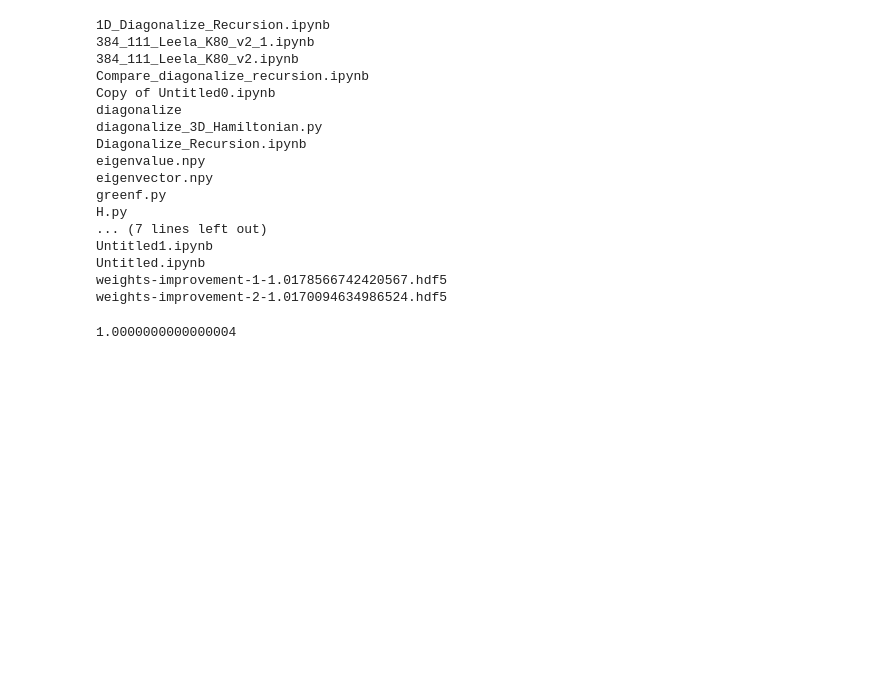
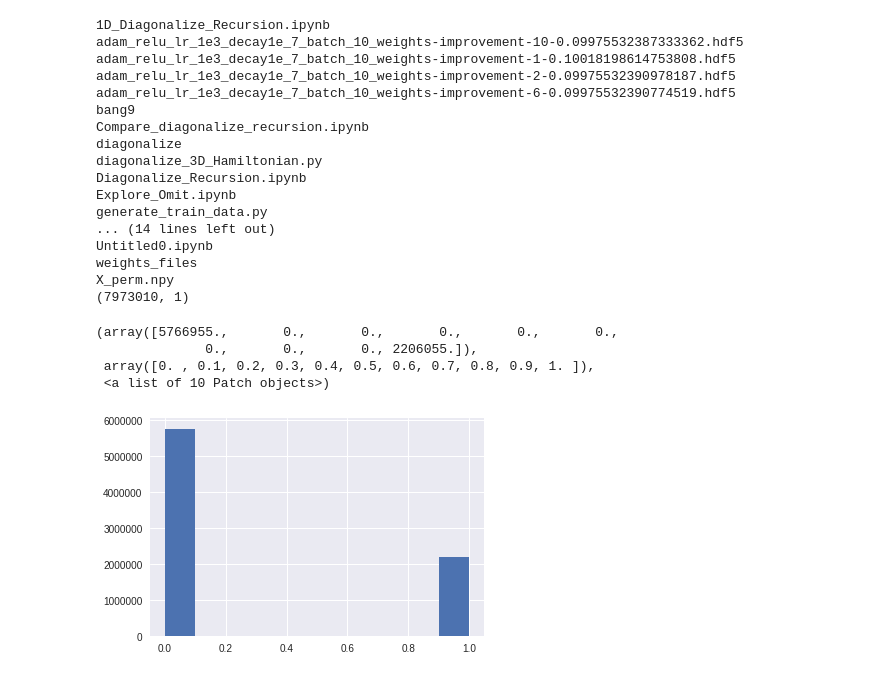
Before and after one commit to anhhuyalex/greenf, a Jupyter notebook: NN_predict_omit_error_copy.ipynb, the cells around one changed output. Cells and saved outputs as stored; diff of their text form; code cells hidden in the pictures; blank space fills up the shorter version.

```diff
--- a/NN_predict_omit_error_copy.ipynb
+++ b/NN_predict_omit_error_copy.ipynb
@@ -67,30 +76,41 @@ Year 3: Focus
 # %%
 import numpy as np
 !ls "new/Year 3: Focus/Summer Internships/Documents"
-X = np.load("new/Year 3: Focus/Summer Internships/Documents/pred.npy")
-Y_ = np.load("new/Year 3: Focus/Summer Internships/Documents/target.npy")
+X = np.load("new/Year 3: Focus/Summer Internships/Documents/X_perm.npy")
+true_Y = np.load("new/Year 3: Focus/Summer Internships/Documents/true_Y_perm.npy")
+pred_Y = np.load("new/Year 3: Focus/Summer Internships/Documents/pred_Y_perm.npy")
+# Y_ = np.load("new/Year 3: Focus/Summer Internships/Documents/target.npy")
+
+import matplotlib.pyplot as plt
+%matplotlib inline
+
+target = np.absolute(true_Y - pred_Y) / np.absolute(true_Y)
+print (target.shape)
+Y = np.array([target < 1],dtype = int)[0]
+plt.hist(Y)
 # %% [output]
 1D_Diagonalize_Recursion.ipynb
-384_111_Leela_K80_v2_1.ipynb
-384_111_Leela_K80_v2.ipynb
+adam_relu_lr_1e3_decay1e_7_batch_10_weights-improvement-10-0.09975532387333362.hdf5
+adam_relu_lr_1e3_decay1e_7_batch_10_weights-improvement-1-0.10018198614753808.hdf5
+adam_relu_lr_1e3_decay1e_7_batch_10_weights-improvement-2-0.09975532390978187.hdf5
+adam_relu_lr_1e3_decay1e_7_batch_10_weights-improvement-6-0.09975532390774519.hdf5
+bang9
 Compare_diagonalize_recursion.ipynb
-Copy of Untitled0.ipynb
 diagonalize
 diagonalize_3D_Hamiltonian.py
 Diagonalize_Recursion.ipynb
-eigenvalue.npy
-eigenvector.npy
-greenf.py
-H.py
-... (7 lines left out)
-Untitled1.ipynb
-Untitled.ipynb
-weights-improvement-1-1.0178566742420567.hdf5
-weights-improvement-2-1.0170094634986524.hdf5
+Explore_Omit.ipynb
+generate_train_data.py
+... (14 lines left out)
+Untitled0.ipynb
+weights_files
+X_perm.npy
+(7973010, 1)
+(array([5766955.,       0.,       0.,       0.,       0.,       0.,
+              0.,       0.,       0., 2206055.]),
+ array([0. , 0.1, 0.2, 0.3, 0.4, 0.5, 0.6, 0.7, 0.8, 0.9, 1. ]),
+ <a list of 10 Patch objects>)
+[figure, added]
-# %%
-np.std(Y_)
-# %% [output]
-1.0000000000000004
 # %%
 
 from sklearn.model_selection import train_test_split
```
Also changed, not shown: parts of 5 cells of this notebook, 7 other files.
